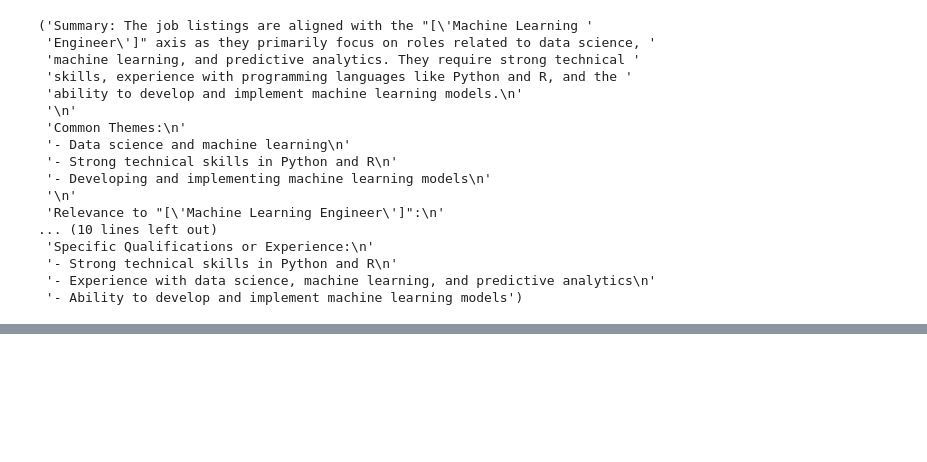
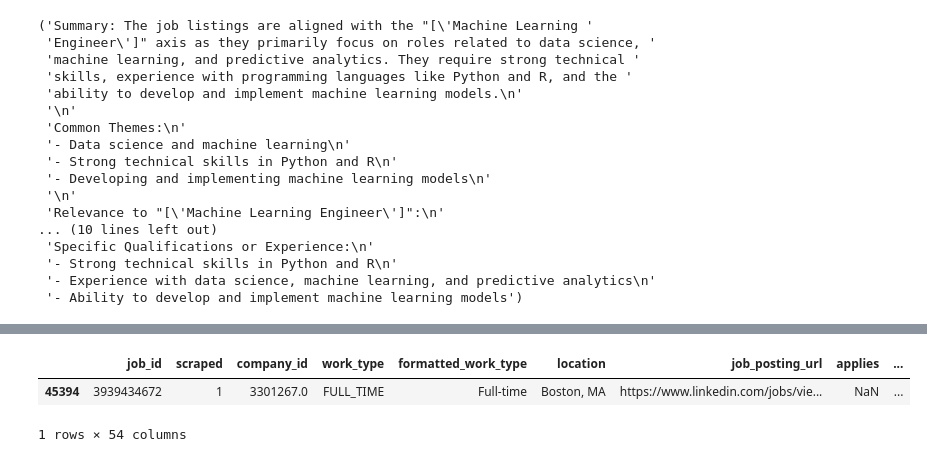
Before and after one commit to nickojelly/VectoredIn, a Jupyter notebook: sub_component_embedding.ipynb, the cells around one changed output, grey strips where cells are left out. Cells and saved outputs as stored; diff of their text form; code cells hidden in the pictures; blank space fills up the shorter version.

```diff
--- a/sub_component_embedding.ipynb
+++ b/sub_component_embedding.ipynb
@@ -1044,0 +1328,8 @@ data_ner.to_feather('data/data_ner_embeddings.fth')
+# %%
+data_ner_new = pd.read_feather('data/data_ner_embeddings_V3_SEC.fth')
+# %%
+data_ner_new.query('wv_uuid == "a44a14cf-7f1b-4db3-9243-66da96957b8d"')
+# %% [output]
+|  | job_id | scraped | company_id | work_type | formatted_work_type | location | job_posting_url | applies | ... |
+| 45394 | 3939434672 | 1 | 3301267.0 | FULL_TIME | Full-time | Boston, MA | https://www.linkedin.com/jobs/vie... | NaN | ... |
+1 rows × 54 columns
```
Also changed, not shown: parts of 13 cells of this notebook, 3 other files.
